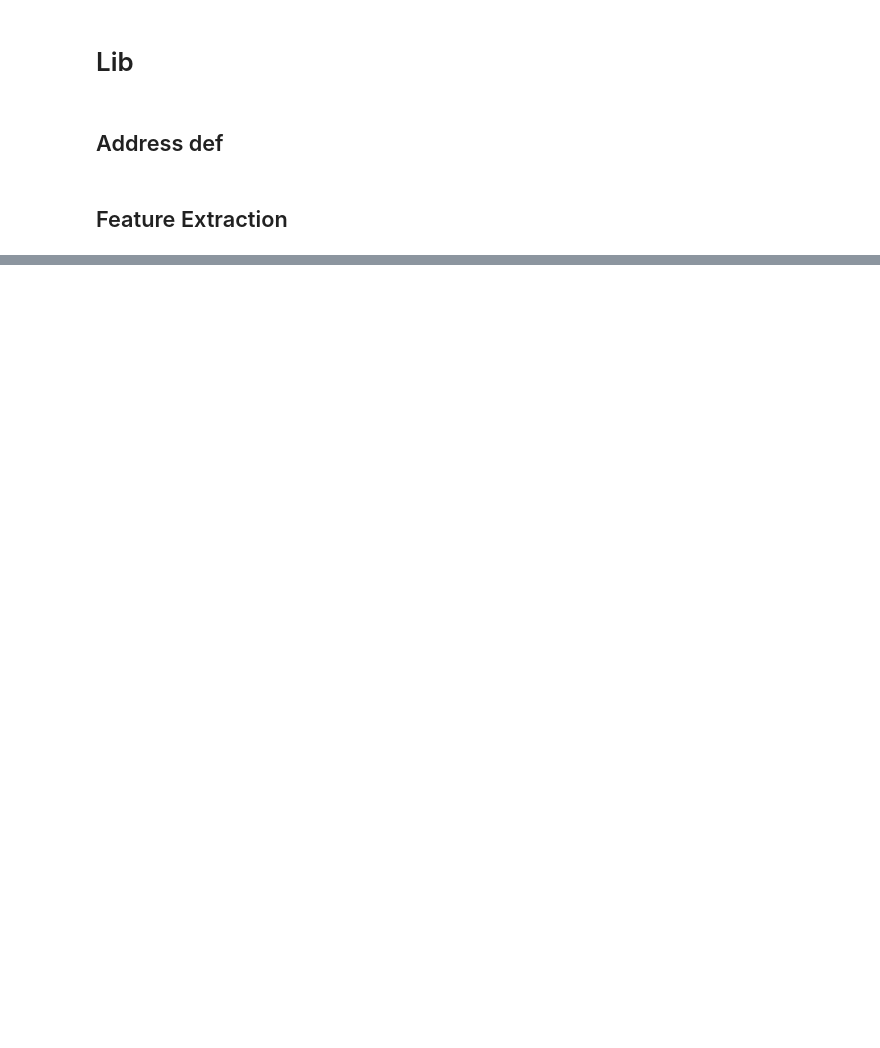
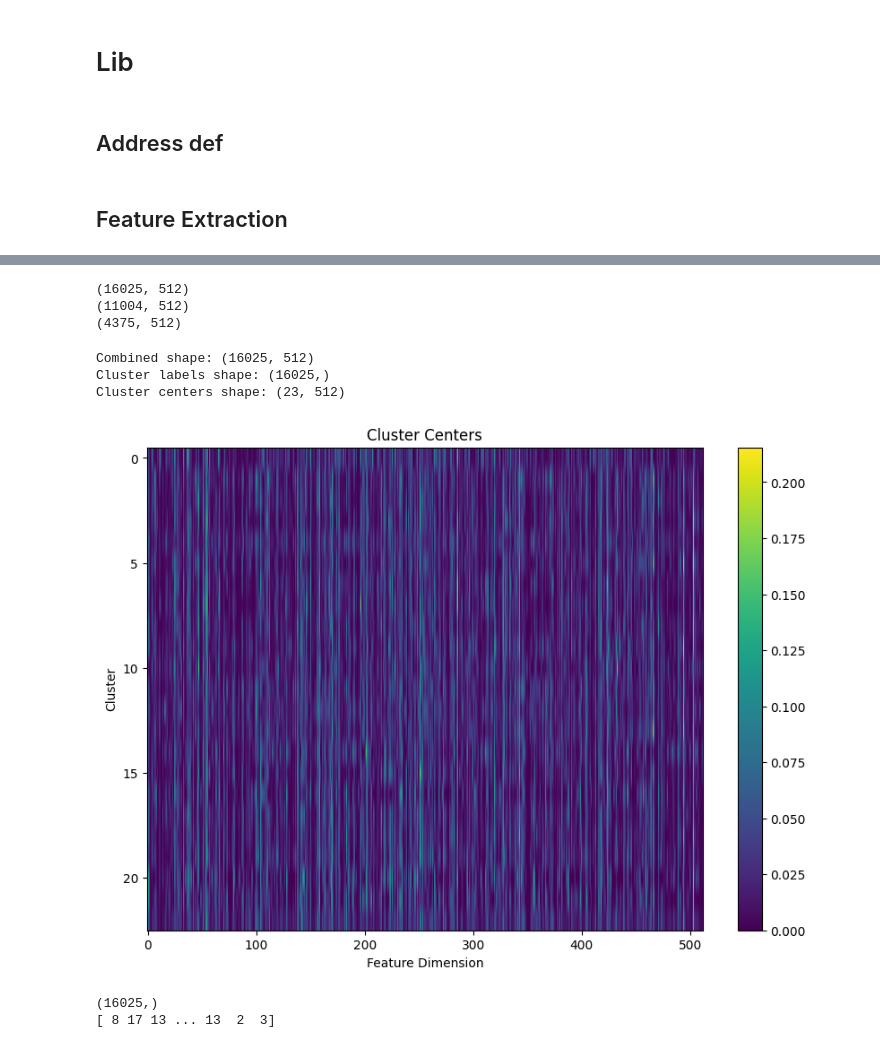
Before and after one commit to trnanhkit12/EE-443-husky-team-spr24, a Jupyter notebook: Customized script/1.ipynb, the cells around one changed output, grey strips where cells are left out. Saved outputs shown, nothing was run; the diff lists cells and outputs as text; code cells hidden in the pictures; blank space fills up the shorter version.

```diff
--- a/Customized script/1.ipynb
+++ b/Customized script/1.ipynb
@@ -151 +175,59 @@ C:/Users/pt101/Desktop/EE-443-husky-team-spr24-master/runs/reid/inference/camera
+# %%
+# Reshape
+
+# Load the numpy files
+emb_save_path = 'C:/Users/pt101/Desktop/EE-443-husky-team-spr24-master/runs/reid/inference/camera_0001.npy'
+emb = np.load(emb_save_path, allow_pickle=True)
+
+reshaped_emb = np.stack(emb)
+print(reshaped_emb.shape)  # This should now be (65885, 512)
+
+# Similarly for other files
+emb2_save_path = 'C:/Users/pt101/Desktop/EE-443-husky-team-spr24-master/runs/reid/inference/camera_0003.npy'
+emb2 = np.load(emb2_save_path, allow_pickle=True)
+reshaped_emb2 = np.stack(emb2)
+print(reshaped_emb2.shape)  # This should now be (56137, 512)
+
+emb3_save_path = 'C:/Users/pt101/Desktop/EE-443-husky-team-spr24-master/runs/reid/inference/camera_0011.npy'
+emb3 = np.load(emb3_save_path, allow_pickle=True)
+reshaped_emb3 = np.stack(emb3)
+print(reshaped_emb3.shape)  # This should now be (45166, 512)
+# %% [output]
+(16025, 512)
+(11004, 512)
+(4375, 512)
+# %%
+# Combine all embeddings into one array
+all_embeddings = np.concatenate([reshaped_emb, reshaped_emb2, reshaped_emb3])
+print(f"Combined shape: {reshaped_emb.shape}")  # This should be (167188, 512)
+
+# Number of clusters
+num_clusters = 23  # You can choose the number of clusters based on your requirements
+
+# Perform k-means clustering
+kmeans = KMeans(n_clusters=num_clusters, random_state=42)
+kmeans.fit(reshaped_emb)
+
+# Get cluster labels
+cluster_labels = kmeans.labels_
+print(f"Cluster labels shape: {cluster_labels.shape}")
+print(f"Cluster centers shape: {kmeans.cluster_centers_.shape}")  # This should be (10, 512)
+# Optionally, visualize the cluster centers
+plt.figure(figsize=(10, 7))
+plt.imshow(kmeans.cluster_centers_, aspect='auto', cmap='viridis')
+plt.colorbar()
+plt.title('Cluster Centers')
+plt.xlabel('Feature Dimension')
+plt.ylabel('Cluster')
+plt.show()
+
+# Save cluster labels if needed
+np.save('cluster_labels.npy', cluster_labels)
+# %% [output]
+Combined shape: (16025, 512)
+Cluster labels shape: (16025,)
+Cluster centers shape: (23, 512)
+[figure, added]
+(16025,)
+[ 8 17 13 ... 13  2  3]
 # %%
```
Also changed, not shown: parts of 18 cells of this notebook, 3 other files.
